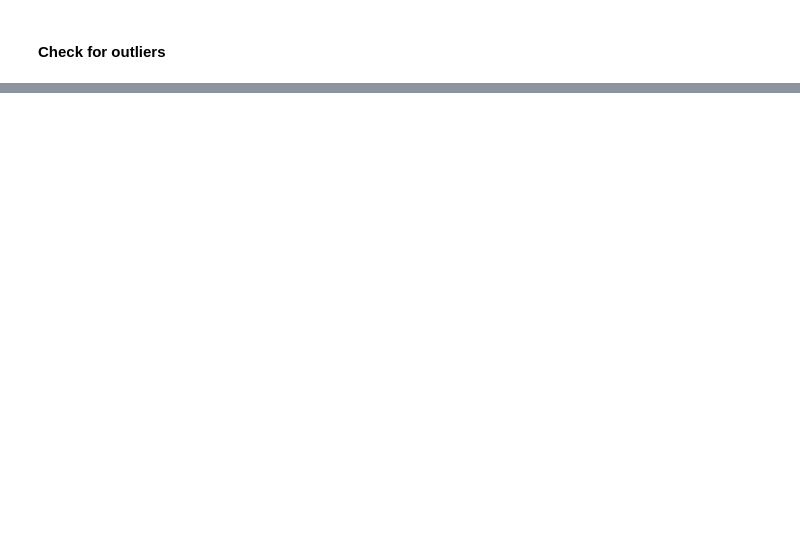
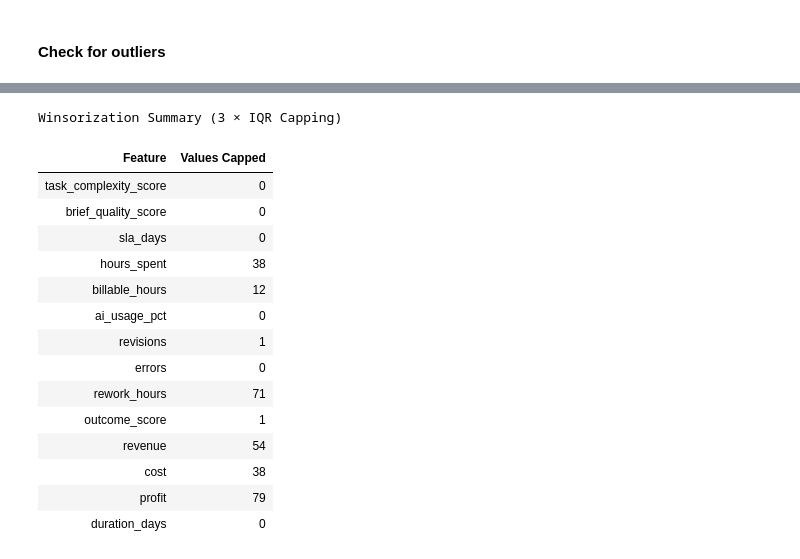
Before and after one commit to andreamammano89-maker/ML_Project_SEA_815441, a Jupyter notebook: main.ipynb, the cells around one changed output, grey strips where cells are left out. Saved outputs shown, nothing was run; the diff lists cells and outputs as text; code cells hidden in the pictures; blank space fills up the shorter version.

```diff
--- a/main.ipynb
+++ b/main.ipynb
@@ -580,0 +667,49 @@ plt.tight_layout()
+# %%
+import pandas as pd
+
+def cap_iqr(series, k=3):
+    q1 = series.quantile(0.25)
+    q3 = series.quantile(0.75)
+    iqr = q3 - q1
+    lower = q1 - k * iqr
+    upper = q3 + k * iqr
+
+    n_capped = ((series < lower) | (series > upper)).sum()
+    return series.clip(lower, upper), n_capped
+
+# List to store our results
+capping_summary = []
+
+for col in num_cols:
+    if col in df_productivity.columns:
+        # Apply the capping function
+        df_productivity[col], n = cap_iqr(df_productivity[col])
+
+        # Append the stats to our list
+        capping_summary.append({
+            'Feature': col,
+            'Values Capped': n
+        })
+
+# Convert to DataFrame
+df_capped = pd.DataFrame(capping_summary)
+
+# Display with a clean title and hide the row numbers for a sleeker look
+display(df_capped.style.hide(axis='index').set_caption("Winsorization Summary (3 × IQR Capping)"))
+# %% [output]
+Winsorization Summary (3 × IQR Capping)
+| Feature | Values Capped |
+| task_complexity_score | 0 |
+| brief_quality_score | 0 |
+| sla_days | 0 |
+| hours_spent | 38 |
+| billable_hours | 12 |
+| ai_usage_pct | 0 |
+| revisions | 1 |
+| errors | 0 |
+| rework_hours | 71 |
+| outcome_score | 1 |
+| revenue | 54 |
+| cost | 38 |
+| profit | 79 |
+| duration_days | 0 |
```
Also changed, not shown: parts of 8 cells of this notebook.
